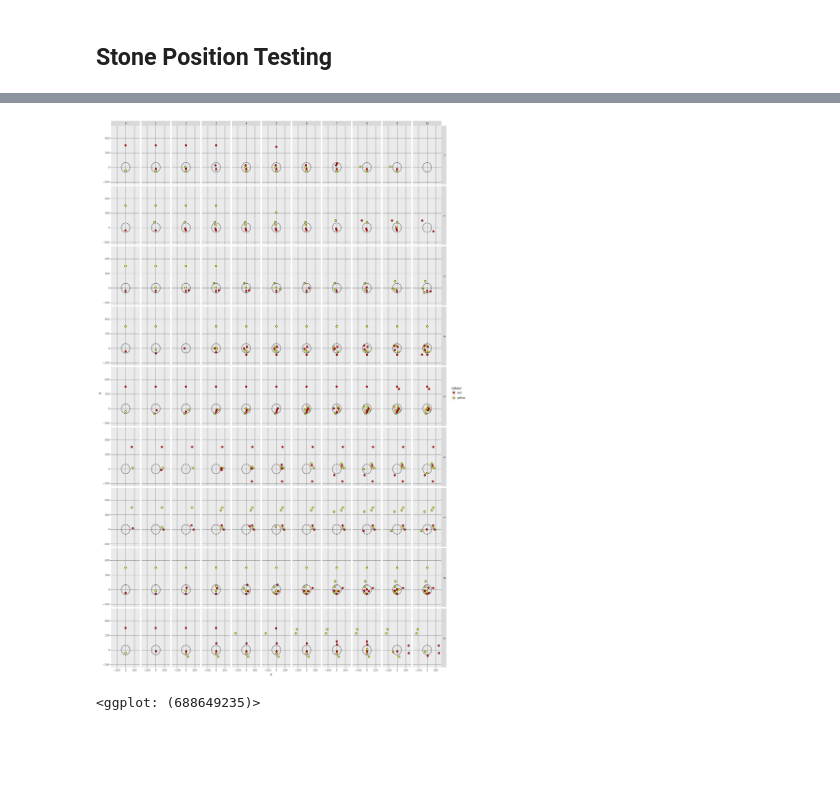
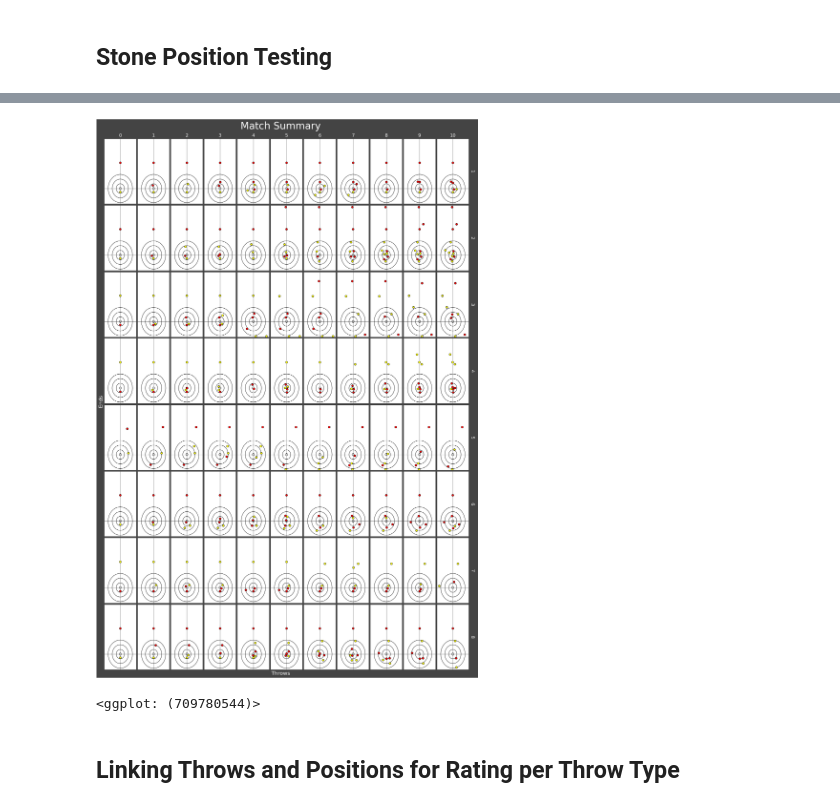
Before and after one commit to NWNHT/curling, a Jupyter notebook: src/db_testing.ipynb, the cells around one changed output, grey strips where cells are left out. Saved outputs shown, nothing was run; the diff lists cells and outputs as text; code cells hidden in the pictures; blank space fills up the shorter version.

```diff
--- a/src/db_testing.ipynb
+++ b/src/db_testing.ipynb
@@ -69,23 +128,30 @@ match_summary.head()
-# %%
-size = 2
-inc = np.pi / 8
-circle_range_x = 100 * np.cos(np.arange(0, 2 * np.pi + inc, inc))
-circle_range_y = 100 * np.sin(np.arange(0, 2 * np.pi + inc, inc))
-(gg.ggplot(match_summary, gg.aes(x='x', y='y', fill='colour'))
-    + gg.geom_point(size=3)
-    + gg.annotate(geom='path', x=circle_range_x, y=circle_range_y)
-
-    + gg.facet_grid('end_num ~ frame_num')
-
-    + gg.scale_x_continuous(limits=(-300, 300))
-    + gg.scale_y_continuous(limits=(-300, 800))
-    + gg.scale_fill_manual(values=['red', 'yellow'])
-    + gg.theme(figure_size=(size * 10, size * 9 * ((800 + 300)/(600))))
-    + gg.theme(panel_grid=gg.element_line(colour='gray'))
-
-    # + pe.background_colour(colour='#000000')
-    + pe.remove_grid(minor=True)
- )
-# %% [output]
-[figure, removed]
-<ggplot: (688649235)>
+# %%
+size = 2
+(gg.ggplot(match_summary, gg.aes(x='x', y='y', fill='colour'))
+    + gg.annotate(geom='path', x=circles[0] * circle_range_x, y=circles[0] * circle_range_y)
+    + gg.annotate(geom='path', x=circles[1] * circle_range_x, y=circles[1] * circle_range_y)
+    + gg.annotate(geom='path', x=circles[2] * circle_range_x, y=circles[2] * circle_range_y)
+    + gg.annotate(geom='path', x=circles[3] * circle_range_x, y=circles[3] * circle_range_y)
+    + gg.geom_point(size=3)
+
+    + gg.facet_grid('end_num ~ frame_num', space='free')
+
+    + gg.scale_x_continuous(limits=ice_width, expand=(0, 0), breaks=lambda x: [0])
+    + gg.scale_y_continuous(limits=ice_length, expand=(0, 0), breaks=lambda x: [0])
+    + gg.scale_fill_manual(values=['red', 'yellow'], guide=False)
+    + gg.theme(figure_size=(size * (match_summary['frame_num'].max()), size * (match_summary['end_num'].max()) * ((800 + 300)/(600))))
+    + gg.theme(panel_grid=gg.element_line(colour='gray'))
+    + gg.theme(text=gg.element_text(colour='white'))
+    + gg.theme(axis_text=blank)
+    + gg.theme(strip_text=gg.element_text(size=14), strip_background=blank)
+
+    + pe.background_colour(panel_colour='#FFFFFF', plot_colour='#444444')
+    + pe.remove_grid(minor=True)
+    + pe.remove_ticks(minor=True, major=True)
+    + pe.labels(title='Match Summary', x='Throws', y='Ends', title_size=30, x_size=16, y_size=16)
+ )
+# %% [output]
+[figure, added]
+<ggplot: (709780544)>
+# %% [markdown]
+## Linking Throws and Positions for Rating per Throw Type
```
Also changed, not shown: parts of 24 cells of this notebook, 9 other files.
